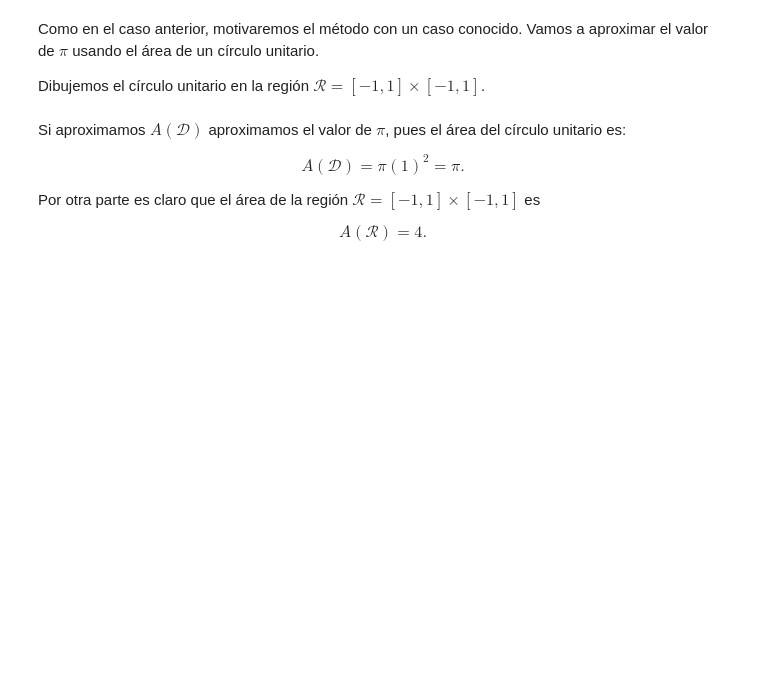
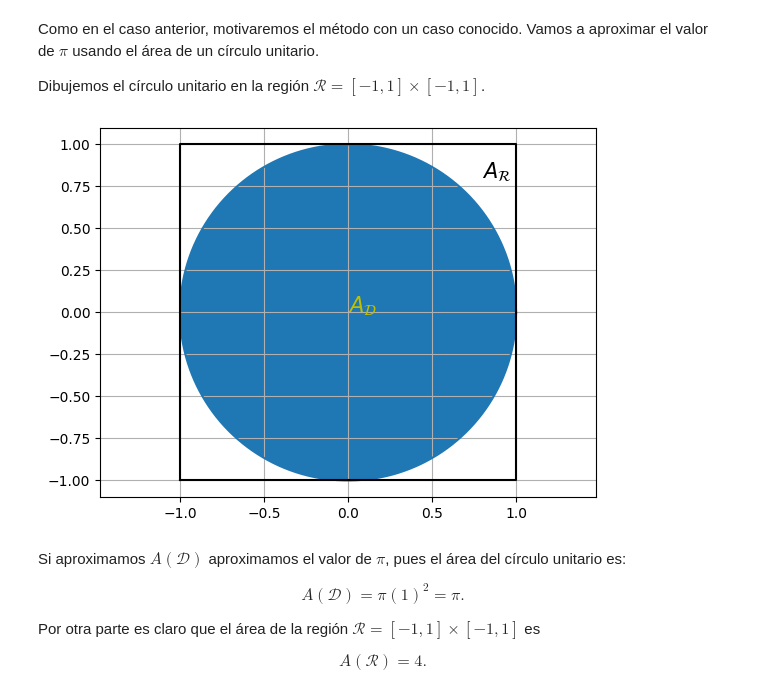
Before and after one commit to ArellanoMCarlos/SimMat_P2024, a Jupyter notebook: Módulo 2 - Montecarlo/IntegracionMontecarlo.ipynb, the cells around one changed output. Drawn from its saved outputs; the diff is of its cells as text; code cells hidden in the pictures; blank space fills up the shorter version.

```diff
--- a/Módulo 2 - Montecarlo/IntegracionMontecarlo.ipynb
+++ b/Módulo 2 - Montecarlo/IntegracionMontecarlo.ipynb
@@ -294,6 +302,25 @@ Pero, ¿qué pasa si la geometría de la región no se puede describir fácilmen
 Como en el caso anterior, motivaremos el método con un caso conocido. Vamos a aproximar el valor de $\pi$ usando el área de un círculo unitario.
 
 Dibujemos el círculo unitario en la región $\mathcal{R}=\left[-1,1\right]\times\left[-1,1\right]$.
+# %%
+def circuloP(x):
+  r=1
+  return np.sqrt(r**2-x**2)
+def circuloN(x):
+  r=1
+  return -np.sqrt(r**2-x**2)
+
+x=np.linspace(-1,1,1000)
+plt.plot(x,circuloP(x))
+plt.plot(x,circuloN(x),'C0')
+plt.plot([-1,1,1,-1,-1],[-1,-1,1,1,-1],'k')
+plt.fill_between(x,circuloP(x),circuloN(x))
+plt.text(0,0,'$A_\mathcal{D}$',fontsize=15,color='y')
+plt.text(0.8,0.8,'$A_\mathcal{R}$',fontsize=15)
+plt.axis('equal')
+plt.grid()
+# %% [output]
+[figure, added]
 # %% [markdown]
 Si aproximamos $A(\mathcal{D})$ aproximamos el valor de $\pi$, pues el área del círculo unitario es:
 
```
Also changed, not shown: parts of 18 cells of this notebook, 2 other files.
